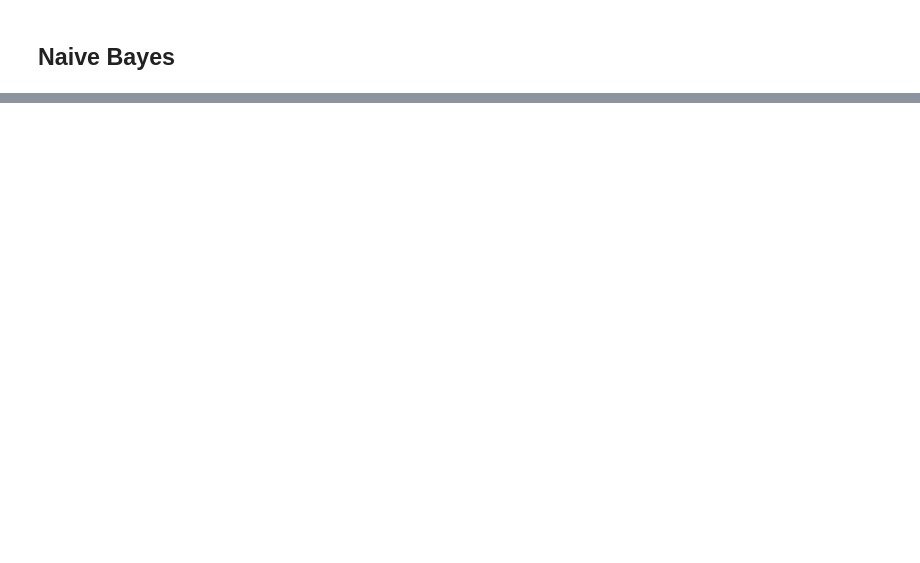
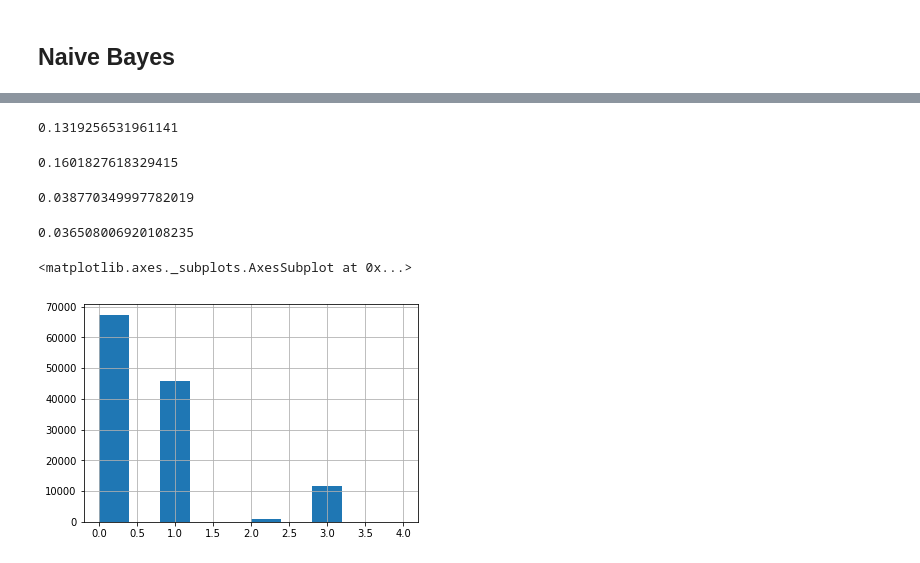
Before and after one commit to sarabranham/CX4240, a Jupyter notebook: Final.ipynb, the cells around one changed output, grey strips where cells are left out. Drawn from its saved outputs; the diff is of its cells as text; code cells hidden in the pictures; blank space fills up the shorter version.

Commit message:
NB, Random Forest, Adaboost, etc.
max accuracy = 30%

```diff
--- a/Final.ipynb
+++ b/Final.ipynb
@@ -280,0 +364,7 @@ predicted = model.predict(testdata)
+# %%
+model = AdaBoostClassifier(n_estimators=500)
+model.fit(X, Y)
+predicted = model.predict(x_test)
+accuracy_score(y_test, predicted)
+# %% [output]
+0.1319256531961141
@@ -280,0 +373,26 @@ predicted = model.predict(testdata)
+# %%
+model = AdaBoostClassifier(n_estimators=50)
+model.fit(X, Y)
+predicted = model.predict(x_test)
+accuracy_score(y_test, predicted)
+# %% [output]
+0.1601827618329415
+# %%
+model = RandomForestClassifier(n_estimators=100)
+model.fit(X, Y)
+predicted = model.predict(x_test)
+accuracy_score(y_test, predicted)
+# %% [output]
+0.038770349997782019
+# %%
+model = RandomForestClassifier(n_estimators=50)
+model.fit(X, Y)
+predicted = model.predict(x_test)
+accuracy_score(y_test, predicted)
+# %% [output]
+0.036508006920108235
+# %%
+Y.hist()
+# %% [output]
+<matplotlib.axes._subplots.AxesSubplot at 0x...>
+[figure, added]
```
Also changed, not shown: parts of 23 cells of this notebook.
